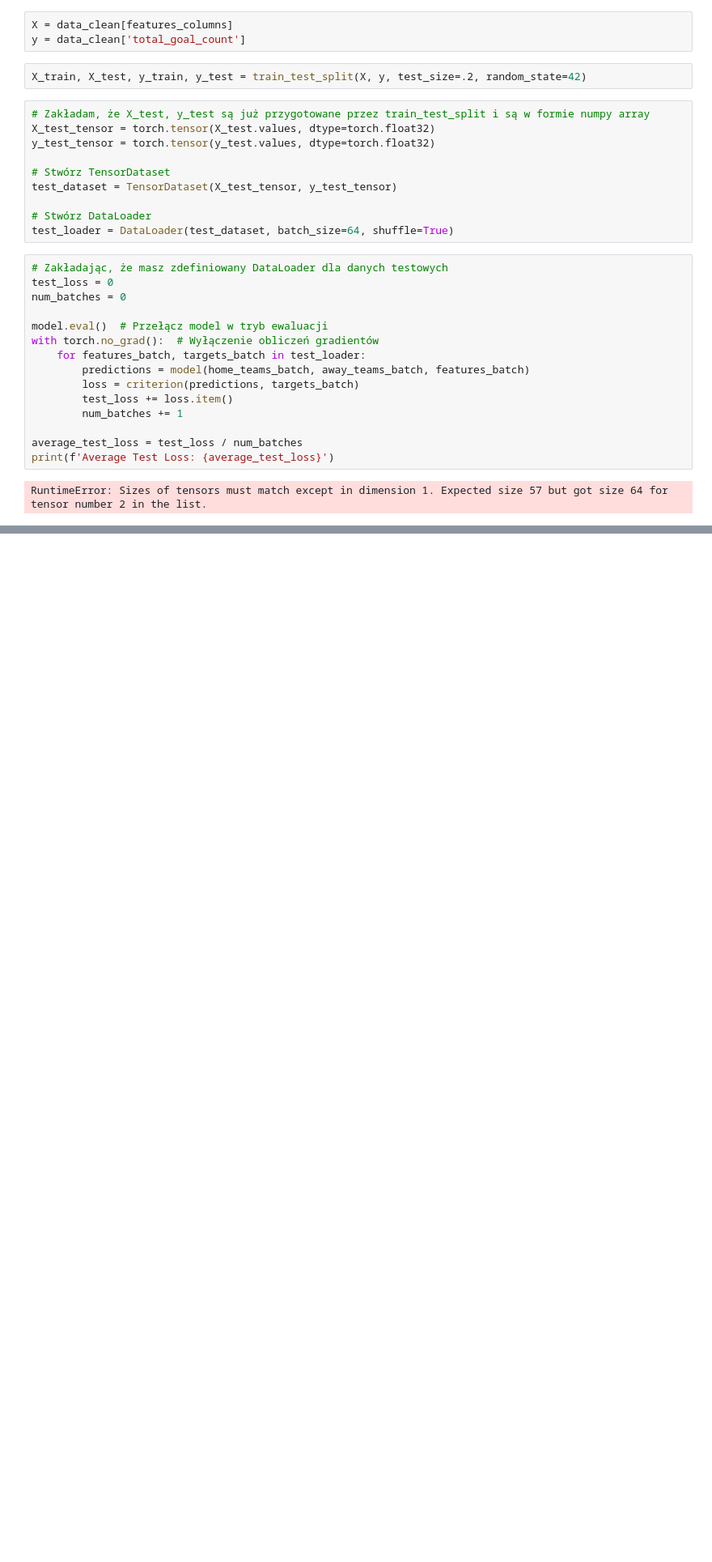
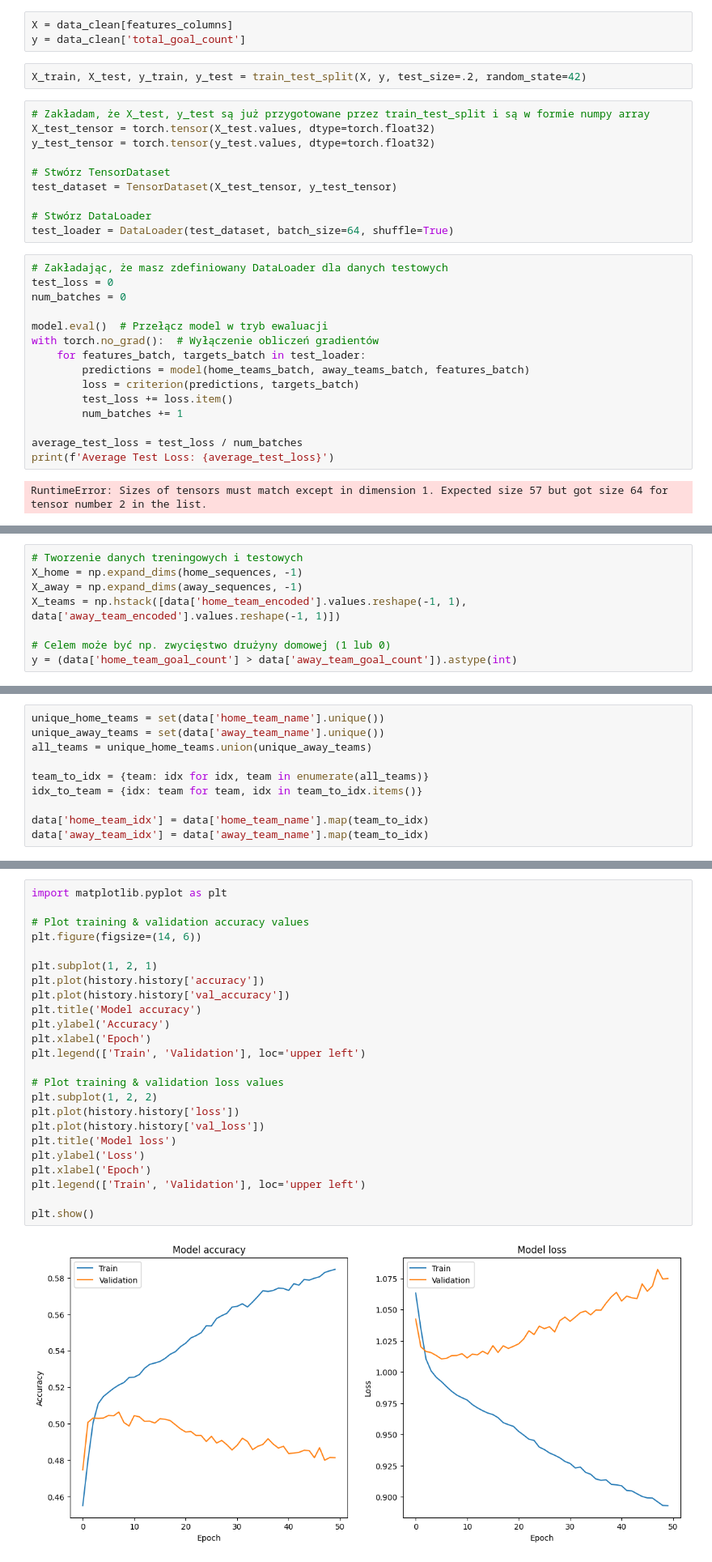
Before and after one commit to lukaszlewickii/football_games_predictor, a Jupyter notebook: data_preparation.ipynb, the cells around one changed output, grey strips where cells are left out. Shown at 81% size. Cells and saved outputs as stored; diff of their text form; blank space fills up the shorter version.

Commit message:
notebook with model and evaluation

```diff
--- a/data_preparation.ipynb
+++ b/data_preparation.ipynb
@@ -576,0 +933,8 @@ RuntimeError: Sizes of tensors must match except in dimension 1. Expected size 5
+# %%
+# Tworzenie danych treningowych i testowych
+X_home = np.expand_dims(home_sequences, -1)
+X_away = np.expand_dims(away_sequences, -1)
+X_teams = np.hstack([data['home_team_encoded'].values.reshape(-1, 1), data['away_team_encoded'].values.reshape(-1, 1)])
+
+# Celem może być np. zwycięstwo drużyny domowej (1 lub 0)
+y = (data['home_team_goal_count'] > data['away_team_goal_count']).astype(int)
@@ -576,0 +1069,10 @@ RuntimeError: Sizes of tensors must match except in dimension 1. Expected size 5
+# %%
+unique_home_teams = set(data['home_team_name'].unique())
+unique_away_teams = set(data['away_team_name'].unique())
+all_teams = unique_home_teams.union(unique_away_teams)
+
+team_to_idx = {team: idx for idx, team in enumerate(all_teams)}
+idx_to_team = {idx: team for team, idx in team_to_idx.items()}
+
+data['home_team_idx'] = data['home_team_name'].map(team_to_idx)
+data['away_team_idx'] = data['away_team_name'].map(team_to_idx)
@@ -576,0 +1395,26 @@ RuntimeError: Sizes of tensors must match except in dimension 1. Expected size 5
+# %%
+import matplotlib.pyplot as plt
+
+# Plot training & validation accuracy values
+plt.figure(figsize=(14, 6))
+
+plt.subplot(1, 2, 1)
+plt.plot(history.history['accuracy'])
+plt.plot(history.history['val_accuracy'])
+plt.title('Model accuracy')
+plt.ylabel('Accuracy')
+plt.xlabel('Epoch')
+plt.legend(['Train', 'Validation'], loc='upper left')
+
+# Plot training & validation loss values
+plt.subplot(1, 2, 2)
+plt.plot(history.history['loss'])
+plt.plot(history.history['val_loss'])
+plt.title('Model loss')
+plt.ylabel('Loss')
+plt.xlabel('Epoch')
+plt.legend(['Train', 'Validation'], loc='upper left')
+
+plt.show()
+# %% [output]
+[figure, added]
```
Also changed, not shown: parts of 50 cells of this notebook.
